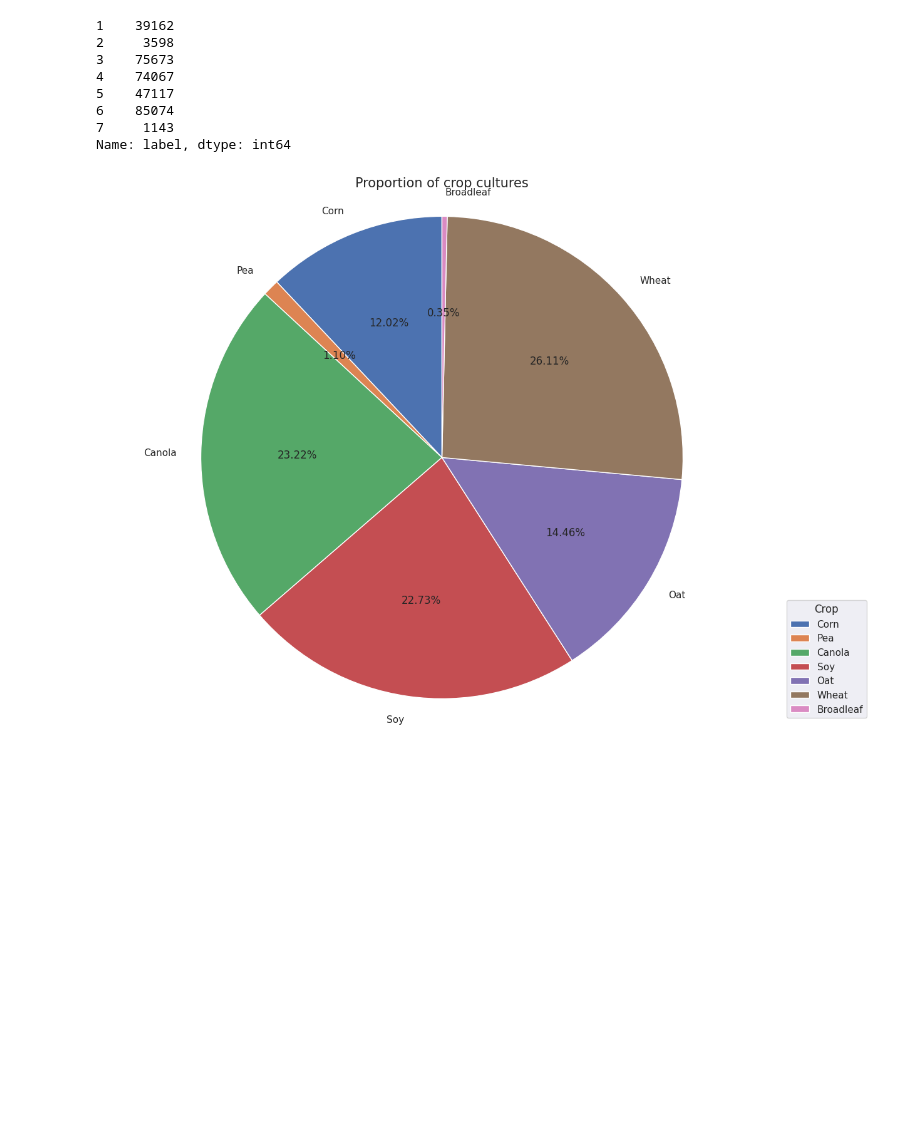
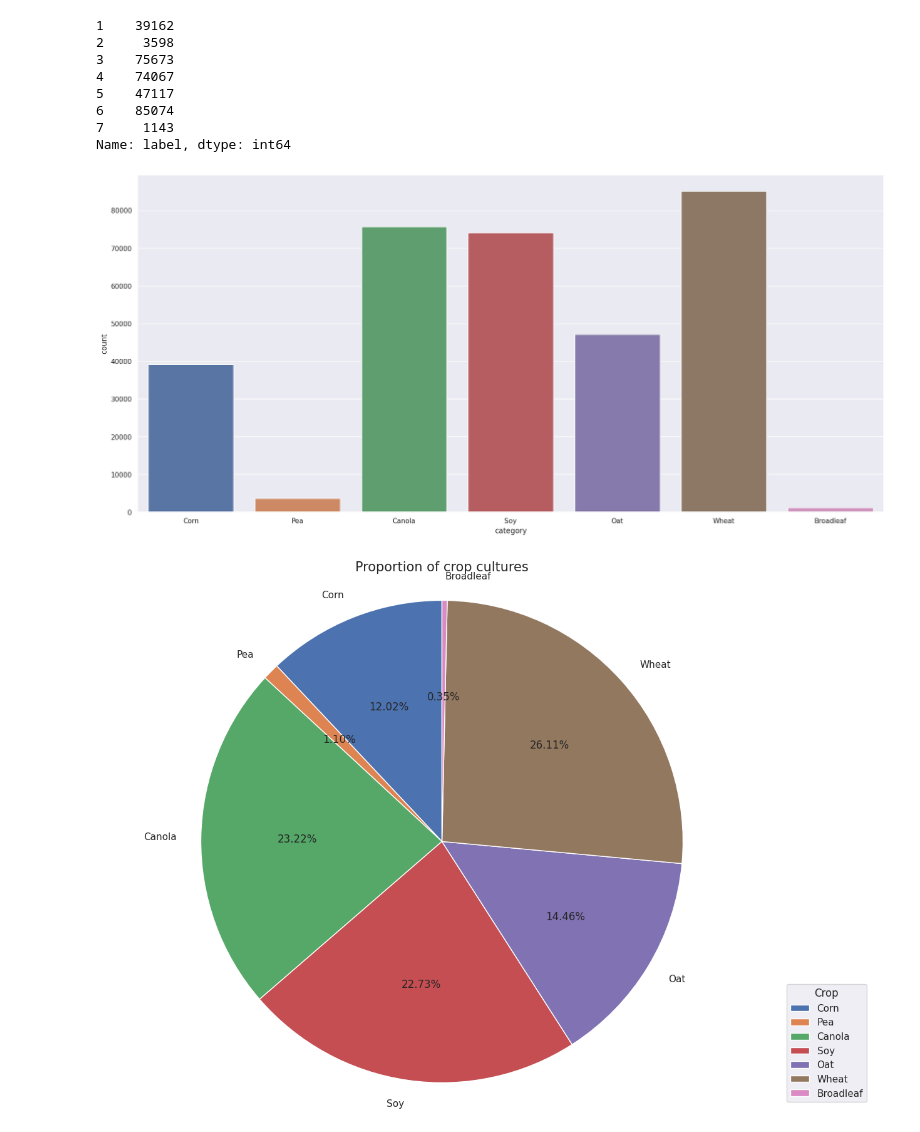
Before and after one commit to danielAdama/crop-mapping-classification, a Jupyter notebook: Crop_mapping_using_fused_optical_radar.ipynb, the cells around one changed output. Cells and saved outputs as stored; diff of their text form; code cells hidden in the pictures; blank space fills up the shorter version.

```diff
--- a/Crop_mapping_using_fused_optical_radar.ipynb
+++ b/Crop_mapping_using_fused_optical_radar.ipynb
@@ -104,6 +99,14 @@ raw_data.label.value_counts().sort_index()
 6    85074
 7     1143
 Name: label, dtype: int64
+# %%
+label_names = {1:'Corn', 2:'Pea', 3:'Canola', 4:'Soy', 5:'Oat', 6:'Wheat', 7:'Broadleaf'}
+raw_data['category'] = raw_data['label'].map(label_names)
+sns.countplot(x='category', data=raw_data)
+plt.show()
+raw_data.drop(['category'], axis=1, inplace=True)
+# %% [output]
+[figure, added]
 # %%
 size = raw_data.label.value_counts().sort_index()
 labels = 'Corn', 'Pea', 'Canola', 'Soy', 'Oat', 'Wheat', 'Broadleaf'
```
Also changed, not shown: parts of 33 cells of this notebook.
